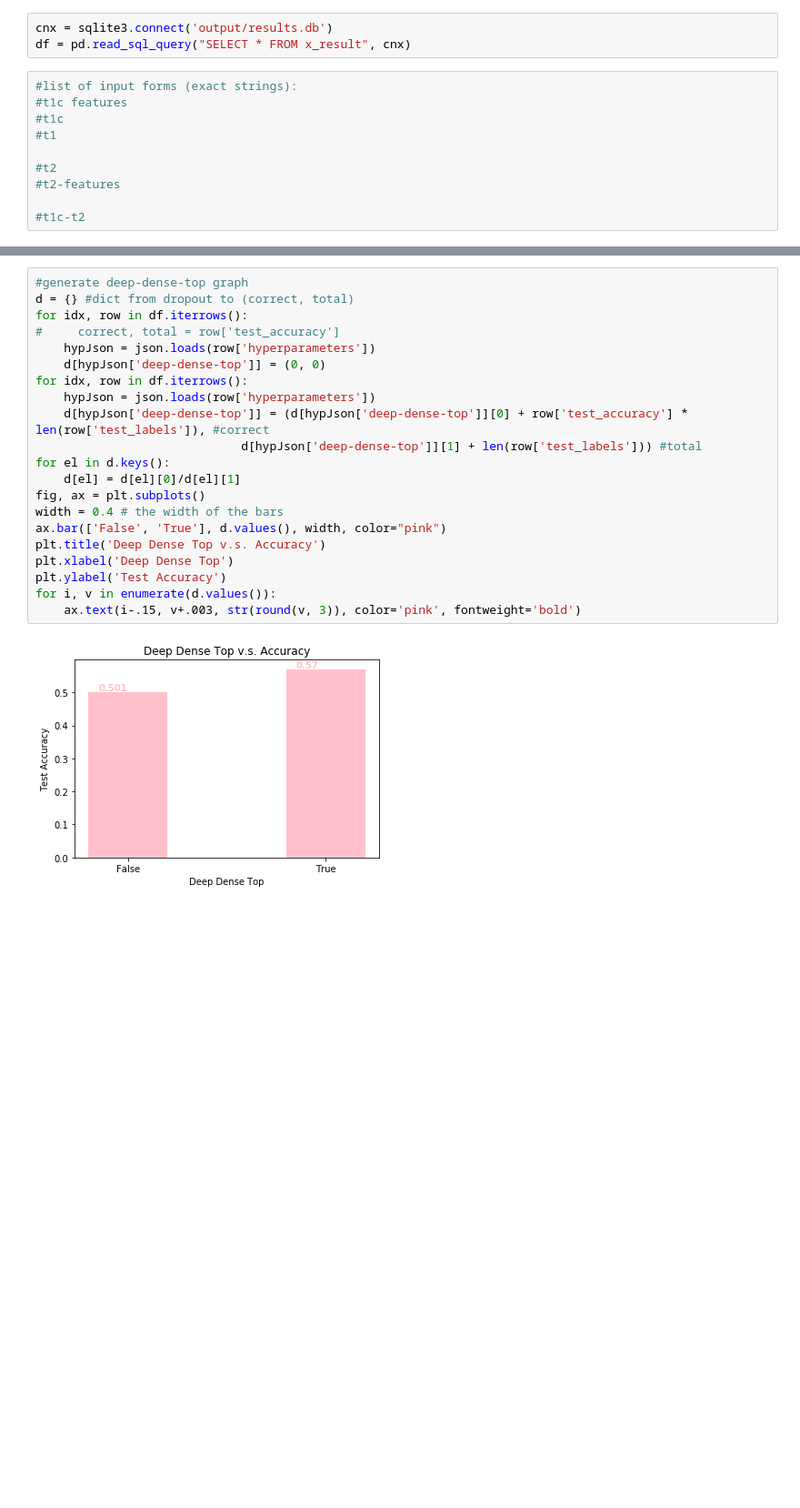
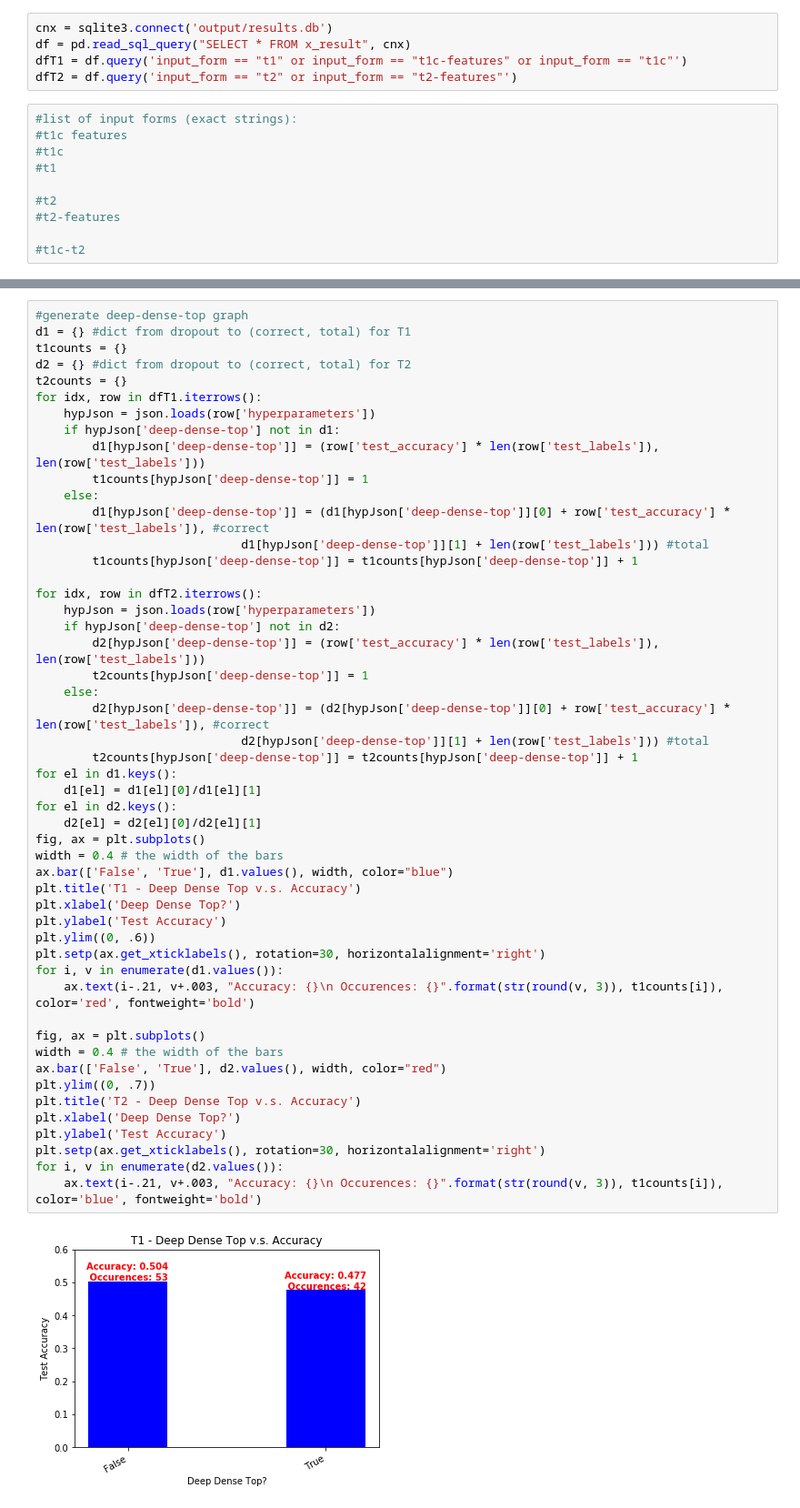
Before and after one commit to sopeeweje/Bone-MRI, a Jupyter notebook: hyperparameter_comparisons.ipynb, the cells around one changed output, grey strips where cells are left out. Shown at 91% size. Cells and saved outputs as stored; diff of their text form; blank space fills up the shorter version.

```diff
--- a/hyperparameter_comparisons.ipynb
+++ b/hyperparameter_comparisons.ipynb
@@ -7,6 +7,8 @@ import matplotlib.pyplot as plt
 # %%
 cnx = sqlite3.connect('output/results.db')
 df = pd.read_sql_query("SELECT * FROM x_result", cnx)
+dfT1 = df.query('input_form == "t1" or input_form == "t1c-features" or input_form == "t1c"')
+dfT2 = df.query('input_form == "t2" or input_form == "t2-features"')
 # %%
 #list of input forms (exact strings):
 #t1c features
@@ -67,23 +137,52 @@ for i, v in enumerate(d.values()):
 # %%
 #generate deep-dense-top graph
-d = {} #dict from dropout to (correct, total)
-for idx, row in df.iterrows():
-#     correct, total = row['test_accuracy']
+d1 = {} #dict from dropout to (correct, total) for T1
+t1counts = {}
+d2 = {} #dict from dropout to (correct, total) for T2
+t2counts = {}
+for idx, row in dfT1.iterrows():
     hypJson = json.loads(row['hyperparameters'])
-    d[hypJson['deep-dense-top']] = (0, 0)
-for idx, row in df.iterrows():
+    if hypJson['deep-dense-top'] not in d1:
+        d1[hypJson['deep-dense-top']] = (row['test_accuracy'] * len(row['test_labels']), len(row['test_labels']))
+        t1counts[hypJson['deep-dense-top']] = 1
+    else:
+        d1[hypJson['deep-dense-top']] = (d1[hypJson['deep-dense-top']][0] + row['test_accuracy'] * len(row['test_labels']), #correct
+                             d1[hypJson['deep-dense-top']][1] + len(row['test_labels'])) #total
+        t1counts[hypJson['deep-dense-top']] = t1counts[hypJson['deep-dense-top']] + 1
+
+for idx, row in dfT2.iterrows():
     hypJson = json.loads(row['hyperparameters'])
-    d[hypJson['deep-dense-top']] = (d[hypJson['deep-dense-top']][0] + row['test_accuracy'] * len(row['test_labels']), #correct
-                             d[hypJson['deep-dense-top']][1] + len(row['test_labels'])) #total
-for el in d.keys():
-    d[el] = d[el][0]/d[el][1]
+    if hypJson['deep-dense-top'] not in d2:
+        d2[hypJson['deep-dense-top']] = (row['test_accuracy'] * len(row['test_labels']), len(row['test_labels']))
+        t2counts[hypJson['deep-dense-top']] = 1
+    else:
+        d2[hypJson['deep-dense-top']] = (d2[hypJson['deep-dense-top']][0] + row['test_accuracy'] * len(row['test_labels']), #correct
+                             d2[hypJson['deep-dense-top']][1] + len(row['test_labels'])) #total
+        t2counts[hypJson['deep-dense-top']] = t2counts[hypJson['deep-dense-top']] + 1
+for el in d1.keys():
+    d1[el] = d1[el][0]/d1[el][1]
+for el in d2.keys():
+    d2[el] = d2[el][0]/d2[el][1]
 fig, ax = plt.subplots()
 width = 0.4 # the width of the bars
-ax.bar(['False', 'True'], d.values(), width, color="pink")
-plt.title('Deep Dense Top v.s. Accuracy')
-plt.xlabel('Deep Dense Top')
+ax.bar(['False', 'True'], d1.values(), width, color="blue")
+plt.title('T1 - Deep Dense Top v.s. Accuracy')
+plt.xlabel('Deep Dense Top?')
 plt.ylabel('Test Accuracy')
-for i, v in enumerate(d.values()):
-    ax.text(i-.15, v+.003, str(round(v, 3)), color='pink', fontweight='bold')
+plt.ylim((0, .6))
+plt.setp(ax.get_xticklabels(), rotation=30, horizontalalignment='right')
+for i, v in enumerate(d1.values()):
+    ax.text(i-.21, v+.003, "Accuracy: {}\n Occurences: {}".format(str(round(v, 3)), t1counts[i]), color='red', fontweight='bold')
+
+fig, ax = plt.subplots()
+width = 0.4 # the width of the bars
+ax.bar(['False', 'True'], d2.values(), width, color="red")
+plt.ylim((0, .7))
+plt.title('T2 - Deep Dense Top v.s. Accuracy')
+plt.xlabel('Deep Dense Top?')
+plt.ylabel('Test Accuracy')
+plt.setp(ax.get_xticklabels(), rotation=30, horizontalalignment='right')
+for i, v in enumerate(d2.values()):
+    ax.text(i-.21, v+.003, "Accuracy: {}\n Occurences: {}".format(str(round(v, 3)), t1counts[i]), color='blue', fontweight='bold')
 # %% [output]
-[figure, old version]
+[figure, new version]
```
Also changed, not shown: parts of 4 cells of this notebook.
